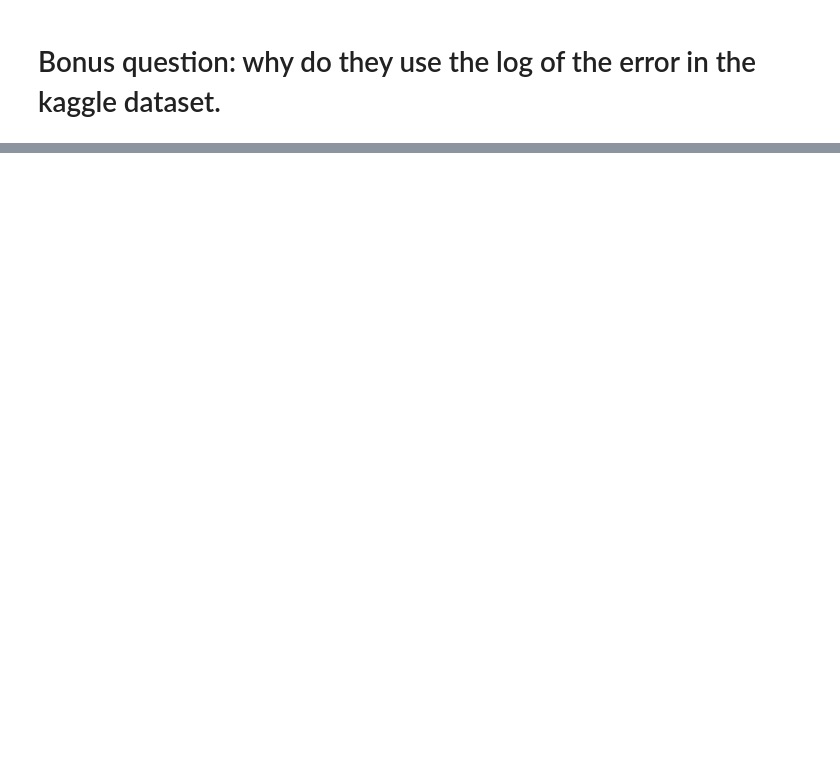
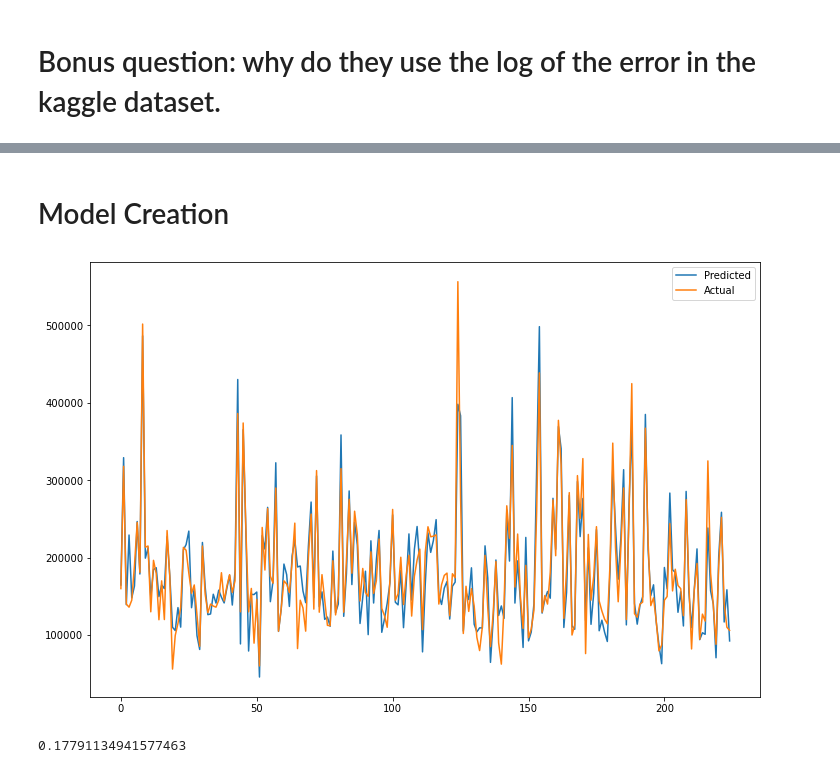
Before and after one commit to davanger/AIS-DSP-DavidBravo, a Jupyter notebook: notebooks/01_House_Prices.ipynb, the cells around one changed output, grey strips where cells are left out. Saved outputs shown, nothing was run; the diff lists cells and outputs as text; code cells hidden in the pictures; blank space fills up the shorter version.

Commit message:
Implemented models, preprocessing and made predictions

```diff
--- a/notebooks/01_House_Prices.ipynb
+++ b/notebooks/01_House_Prices.ipynb
@@ -170,0 +192,2 @@ rms = mean_squared_error(y_actual, y_predicted, squared=False)
+# %% [markdown]
+# Model Creation
@@ -170,0 +198,22 @@ rms = mean_squared_error(y_actual, y_predicted, squared=False)
+# %%
+
+
+# Using one-hot encoding and fit_intercept = True might cause problems with perfect collinearity, called the dummy variable trap
+# this occurs when we use fit_intercept = True and all of the columns from the one-hot encoded variable
+linear_model = LinearRegression(fit_intercept=True, normalize=False).fit(x_train,y_train)
+# %%
+y_pred = linear_model.predict(x_test)
+# %%
+fig, ax = plt.subplots(figsize=(12, 8))
+plt.plot(y_pred, label='Predicted')
+plt.plot(y_test.values, label='Actual')
+
+plt.legend()
+plt.show()
+# %% [output]
+[figure, added]
+# %%
+rms = mean_squared_error(np.log(y_test), np.log(y_pred), squared=False)
+rms
+# %% [output]
+0.17791134941577463
```
Also changed, not shown: parts of 83 cells of this notebook, 1 other file.
